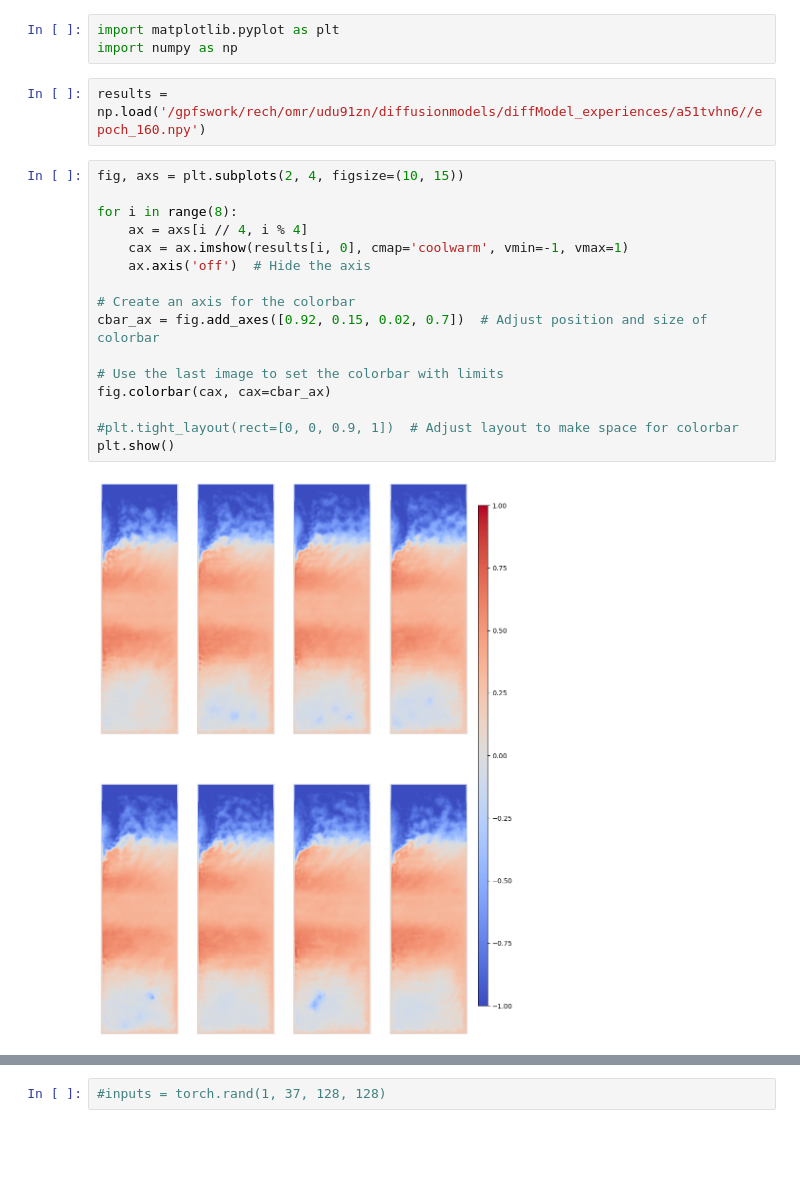
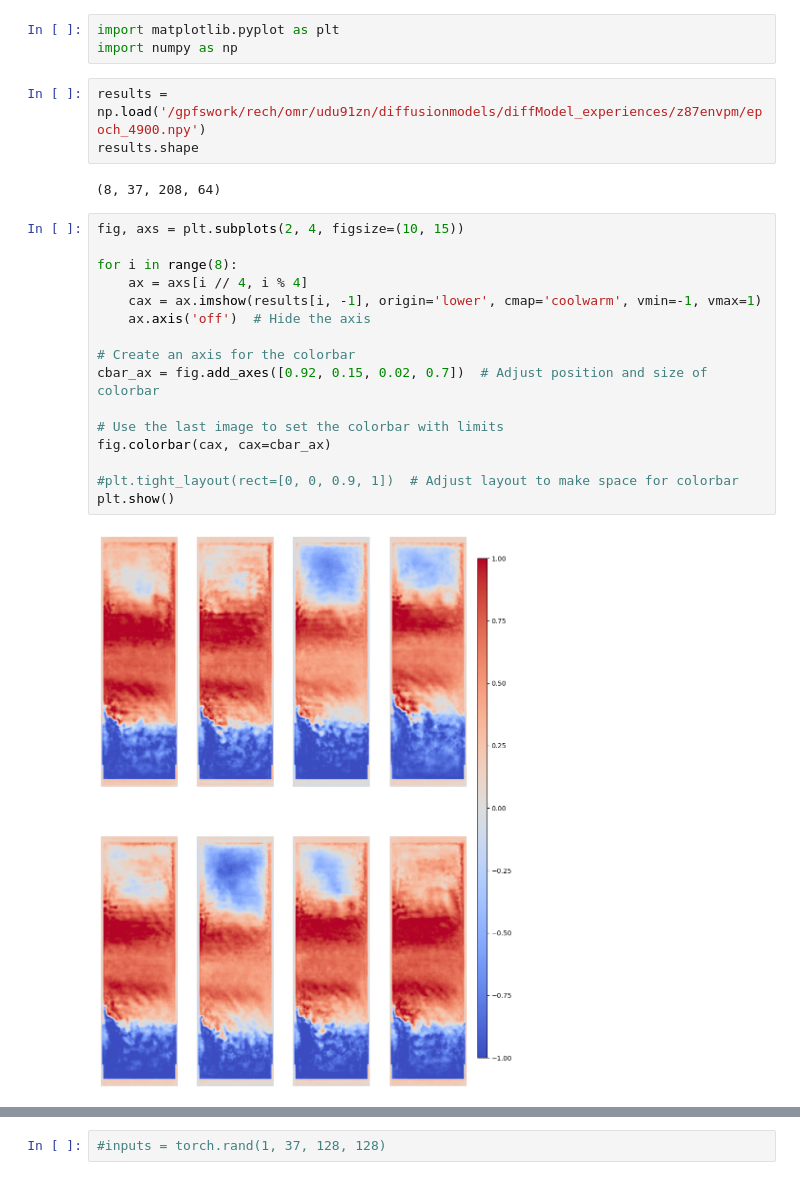
Before and after one commit to Etienne-Meunier/DINO-Fusion, a Jupyter notebook: Diffusion_Model/test_backbone.ipynb, the cells around one changed output, grey strips where cells are left out. Drawn from its saved outputs; the diff is of its cells as text; blank space fills up the shorter version.

Commit message:
first results

```diff
--- a/Diffusion_Model/test_backbone.ipynb
+++ b/Diffusion_Model/test_backbone.ipynb
@@ -88,23 +41,26 @@ Text(0.5, 1.0, 'mins')
 import matplotlib.pyplot as plt
 import numpy as np
 # %%
-results = np.load('/gpfswork/rech/omr/udu91zn/diffusionmodels/diffModel_experiences/a51tvhn6//epoch_160.npy')
+results = np.load('/gpfswork/rech/omr/udu91zn/diffusionmodels/diffModel_experiences/z87envpm/epoch_4900.npy')
+results.shape
+# %% [output]
+(8, 37, 208, 64)
 # %%
 fig, axs = plt.subplots(2, 4, figsize=(10, 15))
 
 for i in range(8):
     ax = axs[i // 4, i % 4]
-    cax = ax.imshow(results[i, 0], cmap='coolwarm', vmin=-1, vmax=1)
+    cax = ax.imshow(results[i, -1], origin='lower', cmap='coolwarm', vmin=-1, vmax=1)
     ax.axis('off')  # Hide the axis
 
 # Create an axis for the colorbar
 cbar_ax = fig.add_axes([0.92, 0.15, 0.02, 0.7])  # Adjust position and size of colorbar
 
 # Use the last image to set the colorbar with limits
 fig.colorbar(cax, cax=cbar_ax)
 
 #plt.tight_layout(rect=[0, 0, 0.9, 1])  # Adjust layout to make space for colorbar
 plt.show()
 # %% [output]
-[figure, old version]
+[figure, new version]
 # %%
```
Also changed, not shown: parts of 11 cells of this notebook, 2 other files.
